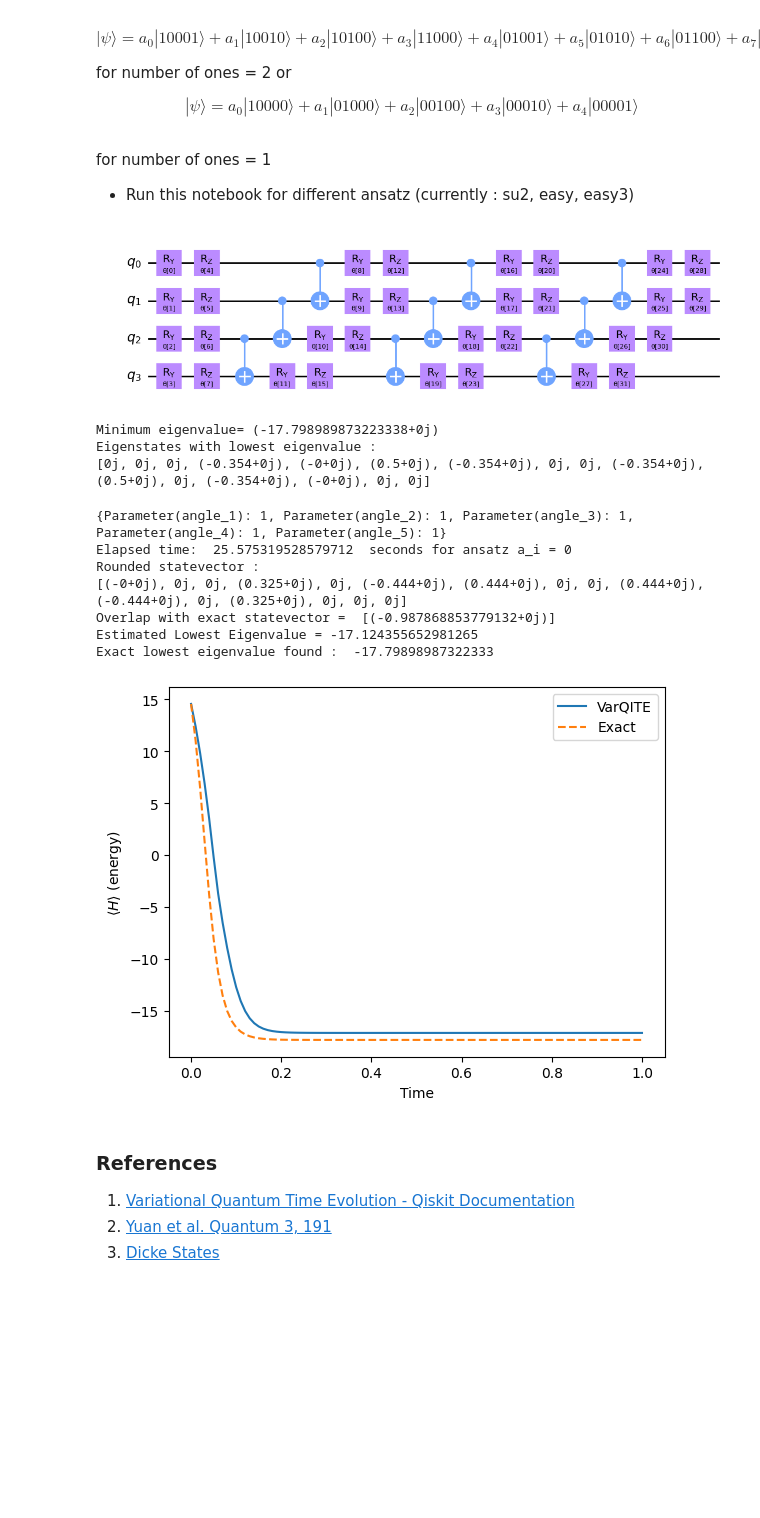
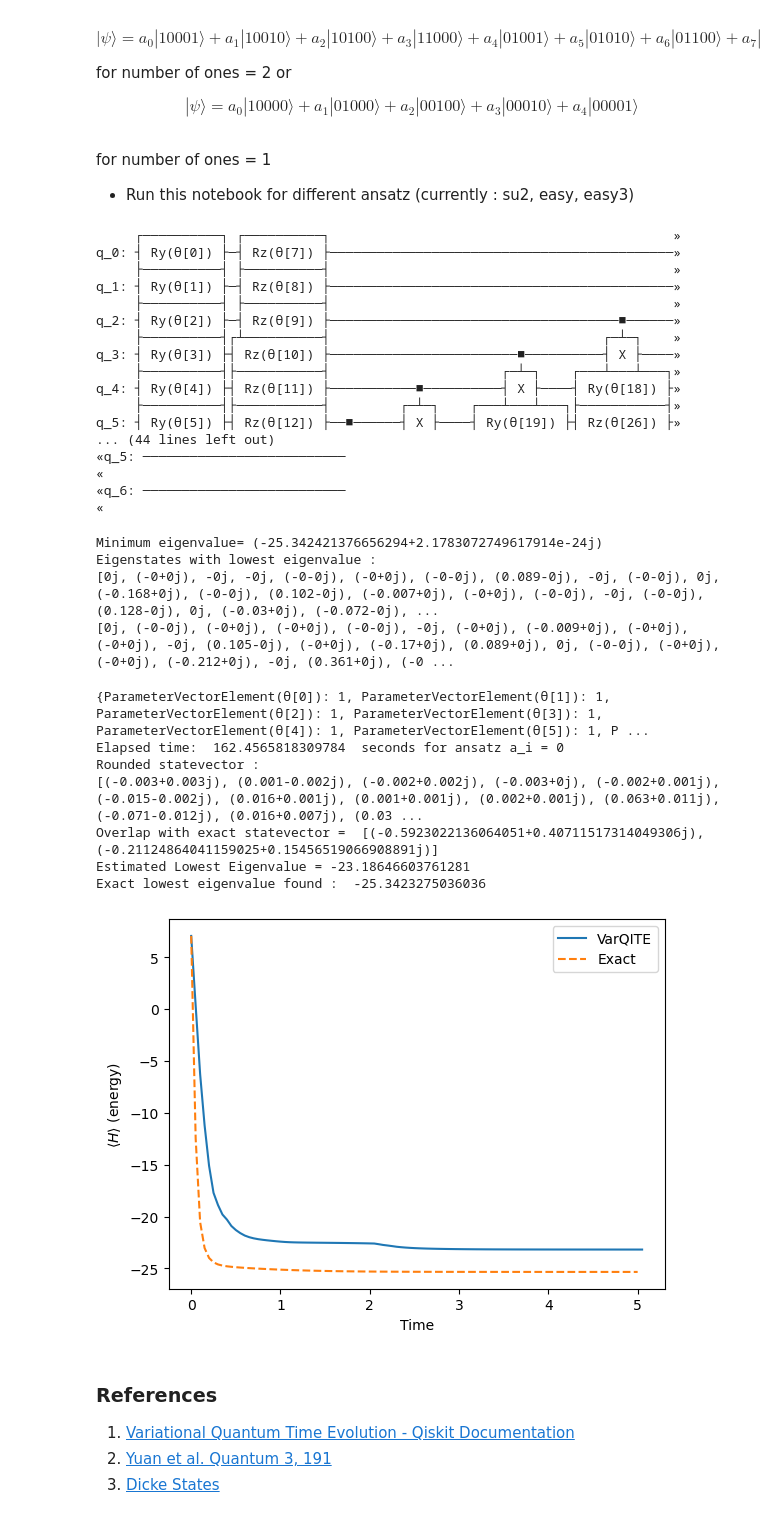
Before and after one commit to Cheshta-Joshi/hubb_sim, a Jupyter notebook: VarQITE_ansatz.ipynb, the cells around one changed output. Drawn from its saved outputs; the diff is of its cells as text; code cells hidden in the pictures; blank space fills up the shorter version.

```diff
--- a/VarQITE_ansatz.ipynb
+++ b/VarQITE_ansatz.ipynb
@@ -69,17 +70,33 @@ def spinless_basis(N,r) :
         basis_set.append(basis)
     return basis_set
 # %%
-N=4
+N=7
 e=[1]*N
-t=7
+t=1
 H_op = tb0_JW(N,e,t)
 # %%
 #This finds the right results for less number of qubits and takes a lot of time
 su2 = EfficientSU2(H_op.num_qubits, reps=3)
-su2.decompose().draw('mpl')
+su2.decompose().draw()
 #print(su2.parameters)
 # %% [output]
-[figure, removed]
+     ┌──────────┐ ┌──────────┐                                            »
+q_0: ┤ Ry(θ[0]) ├─┤ Rz(θ[7]) ├────────────────────────────────────────────»
+     ├──────────┤ ├──────────┤                                            »
+q_1: ┤ Ry(θ[1]) ├─┤ Rz(θ[8]) ├────────────────────────────────────────────»
+     ├──────────┤ ├──────────┤                                            »
+q_2: ┤ Ry(θ[2]) ├─┤ Rz(θ[9]) ├─────────────────────────────────────■──────»
+     ├──────────┤┌┴──────────┤                                   ┌─┴─┐    »
+q_3: ┤ Ry(θ[3]) ├┤ Rz(θ[10]) ├────────────────────────■──────────┤ X ├────»
+     ├──────────┤├───────────┤                      ┌─┴─┐    ┌───┴───┴───┐»
+q_4: ┤ Ry(θ[4]) ├┤ Rz(θ[11]) ├───────────■──────────┤ X ├────┤ Ry(θ[18]) ├»
+     ├──────────┤├───────────┤         ┌─┴─┐    ┌───┴───┴───┐├───────────┤»
+q_5: ┤ Ry(θ[5]) ├┤ Rz(θ[12]) ├──■──────┤ X ├────┤ Ry(θ[19]) ├┤ Rz(θ[26]) ├»
+... (44 lines left out)
+«q_5: ──────────────────────────
+«
+«q_6: ──────────────────────────
+«
 # %%
 def scs_param(n,l,var,param) :
 
@@ -130,13 +147,14 @@ print("Eigenstates with lowest eigenvalue : ")
 for state in eigstates :
     print([np.round(x,3) for x in np.asarray(state)])
 # %% [output]
-Minimum eigenvalue= (-17.798989873223338+0j)
+Minimum eigenvalue= (-25.342421376656294+2.1783072749617914e-24j)
 Eigenstates with lowest eigenvalue :
-[0j, 0j, 0j, (-0.354+0j), (-0+0j), (0.5+0j), (-0.354+0j), 0j, 0j, (-0.354+0j), (0.5+0j), 0j, (-0.354+0j), (-0+0j), 0j, 0j]
+[0j, (-0+0j), -0j, -0j, (-0-0j), (-0+0j), (-0-0j), (0.089-0j), -0j, (-0-0j), 0j, (-0.168+0j), (-0-0j), (0.102-0j), (-0.007+0j), (-0+0j), (-0-0j), -0j, (-0-0j), (0.128-0j), 0j, (-0.03+0j), (-0.072-0j), ...
+[0j, (-0-0j), (-0+0j), (-0+0j), (-0-0j), -0j, (-0+0j), (-0.009+0j), (-0+0j), (-0+0j), -0j, (0.105-0j), (-0+0j), (-0.17+0j), (0.089+0j), 0j, (-0-0j), (-0+0j), (-0+0j), (-0.212+0j), -0j, (0.361+0j), (-0 ...
 # %%
 ansatz_list = [su2,dicke_param(N,N//2)]
-# ansatz_list = [su2]
-ansatz_list = [dicke_param(N,N//2)]
+ansatz_list = [su2]
+#ansatz_list = [dicke_param(N,N//2)]
 backend = Aer.get_backend('statevector_simulator')
 
 for a_i,ansatz in enumerate(ansatz_list) :
@@ -145,7 +163,7 @@ for a_i,ansatz in enumerate(ansatz_list) :
         init_param_values[ansatz.parameters[i]]=1
     print(init_param_values)
 
-    exp_time = 1.0
+    exp_time = 5.0
     num_steps = 100
 
     aux_ops = [H_op]
@@ -181,40 +199,40 @@ for a_i,ansatz in enumerate(ansatz_list) :
     overlap_list =[]
     for state in eigstates :
         overlap_list.append(np.dot(state,np.conj(norm_state)))
     print("Overlap with exact statevector = ",overlap_list)
 
     h_exp_val = np.array([ele[0][0] for ele in evolution_result_eff.observables])
     print("Estimated Lowest Eigenvalue =", h_exp_val[-1])
 
     #Classical simulation
     init_state = Statevector(ansatz.assign_parameters(init_param_values))
 
     evolution_problem = TimeEvolutionProblem(H_op, exp_time, initial_state=init_state,
                                              aux_operators=aux_ops)
     exact_evol = SciPyImaginaryEvolver(num_timesteps=num_steps)
     sol = exact_evol.evolve(evolution_problem)
 
     exact_h_exp_val = sol.observables[0][0].real
     print("Exact lowest eigenvalue found : ",exact_h_exp_val[-1])
 
     times_eff = evolution_result_eff.times
     times_exact = sol.times
 
     pylab.plot(times_eff, h_exp_val, label= "VarQITE")
     pylab.plot(times_exact, exact_h_exp_val , label= "Exact",  linestyle='--')
     pylab.xlabel("Time")
     pylab.ylabel(r"$\langle H \rangle$ (energy)")
     pylab.legend(loc="upper right");
     plt.pause(1)
 # %% [output]
-{Parameter(angle_1): 1, Parameter(angle_2): 1, Parameter(angle_3): 1, Parameter(angle_4): 1, Parameter(angle_5): 1}
-Elapsed time:  25.575319528579712  seconds for ansatz a_i = 0
+{ParameterVectorElement(θ[0]): 1, ParameterVectorElement(θ[1]): 1, ParameterVectorElement(θ[2]): 1, ParameterVectorElement(θ[3]): 1, ParameterVectorElement(θ[4]): 1, ParameterVectorElement(θ[5]): 1, P ...
+Elapsed time:  162.4565818309784  seconds for ansatz a_i = 0
 Rounded statevector :
-[(-0+0j), 0j, 0j, (0.325+0j), 0j, (-0.444+0j), (0.444+0j), 0j, 0j, (0.444+0j), (-0.444+0j), 0j, (0.325+0j), 0j, 0j, 0j]
-Overlap with exact statevector =  [(-0.987868853779132+0j)]
-Estimated Lowest Eigenvalue = -17.124355652981265
-Exact lowest eigenvalue found :  -17.79898987322333
+[(-0.003+0.003j), (0.001-0.002j), (-0.002+0.002j), (-0.003+0j), (-0.002+0.001j), (-0.015-0.002j), (0.016+0.001j), (0.001+0.001j), (0.002+0.001j), (0.063+0.011j), (-0.071-0.012j), (0.016+0.007j), (0.03 ...
+Overlap with exact statevector =  [(-0.5923022136064051+0.40711517314049306j), (-0.21124864041159025+0.15456519066908891j)]
+Estimated Lowest Eigenvalue = -23.18646603761281
+Exact lowest eigenvalue found :  -25.3423275036036
-[figure, old version]
+[figure, new version]
 # %% [markdown]
 ### References
 1. [Variational Quantum Time Evolution - Qiskit Documentation](https://qiskit.org/documentation/tutorials/algorithms/11_VarQTE.html)
```
Also changed, not shown: parts of 2 cells of this notebook, 5 other files.
